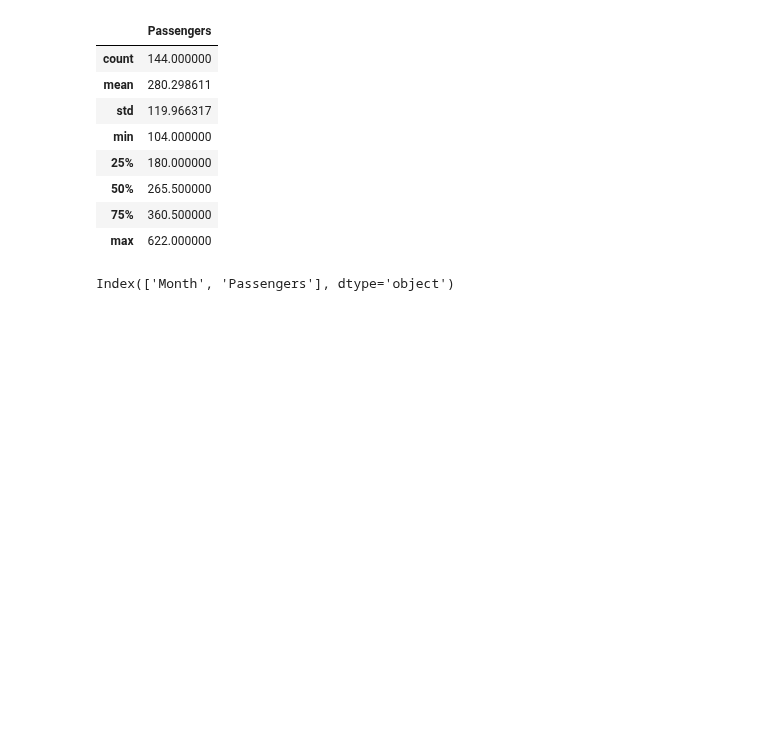
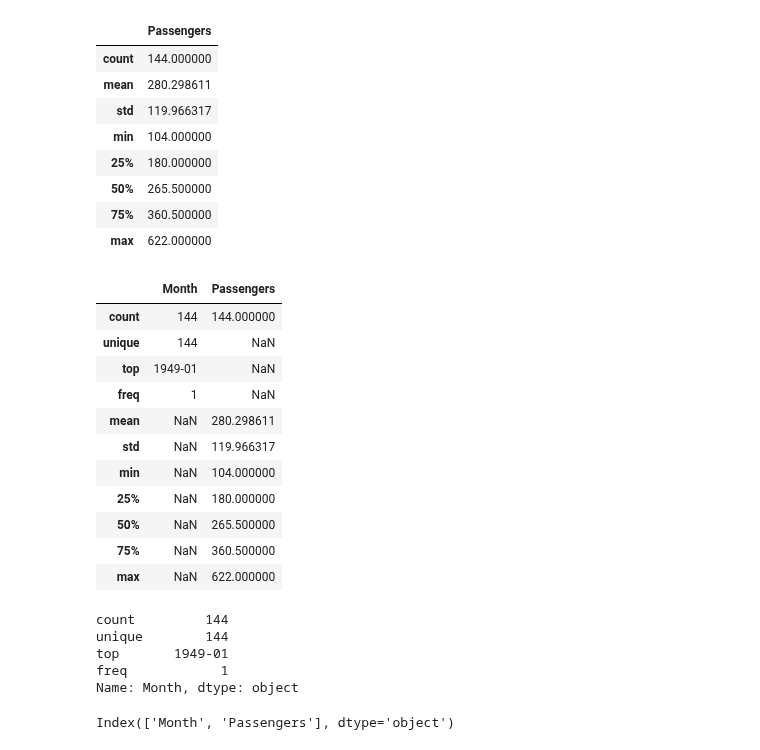
Before and after one commit to lauraalexandria/cursos-python, a Jupyter notebook: script_pandas.ipynb, the cells around one changed output. Drawn from its saved outputs; the diff is of its cells as text; code cells hidden in the pictures; blank space fills up the shorter version.

```diff
--- a/script_pandas.ipynb
+++ b/script_pandas.ipynb
@@ -76,6 +76,29 @@ df.describe() # Mostra algumas estatísticas sobre o banco de dados;
 | 50% | 265.500000 |
 | 75% | 360.500000 |
 | max | 622.000000 |
+# %%
+df.describe(include = "all") # Adiciona informações sobre as variáveis categóricas também;
+# %% [output]
+|  | Month | Passengers |
+| count | 144 | 144.000000 |
+| unique | 144 | NaN |
+| top | 1949-01 | NaN |
+| freq | 1 | NaN |
+| mean | NaN | 280.298611 |
+| std | NaN | 119.966317 |
+| min | NaN | 104.000000 |
+| 25% | NaN | 180.000000 |
+| 50% | NaN | 265.500000 |
+| 75% | NaN | 360.500000 |
+| max | NaN | 622.000000 |
+# %%
+df["Month"].describe() # Ou em caso de verificar apenas as variáveis categóricas
+# %% [output]
+count         144
+unique        144
+top       1949-01
+freq            1
+Name: Month, dtype: object
 # %%
 df.columns # Mostra o nome das colunas do banco de dados;
 # %% [output]
```
